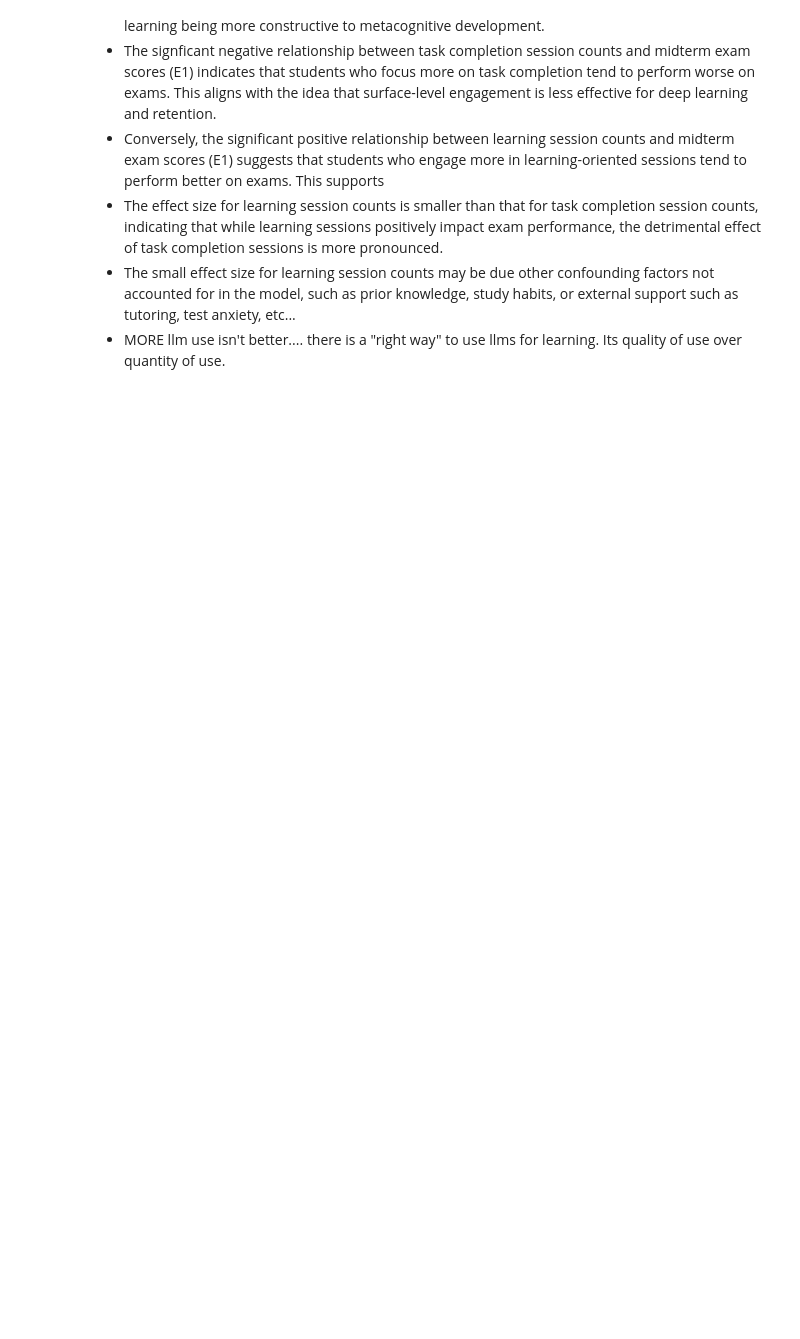
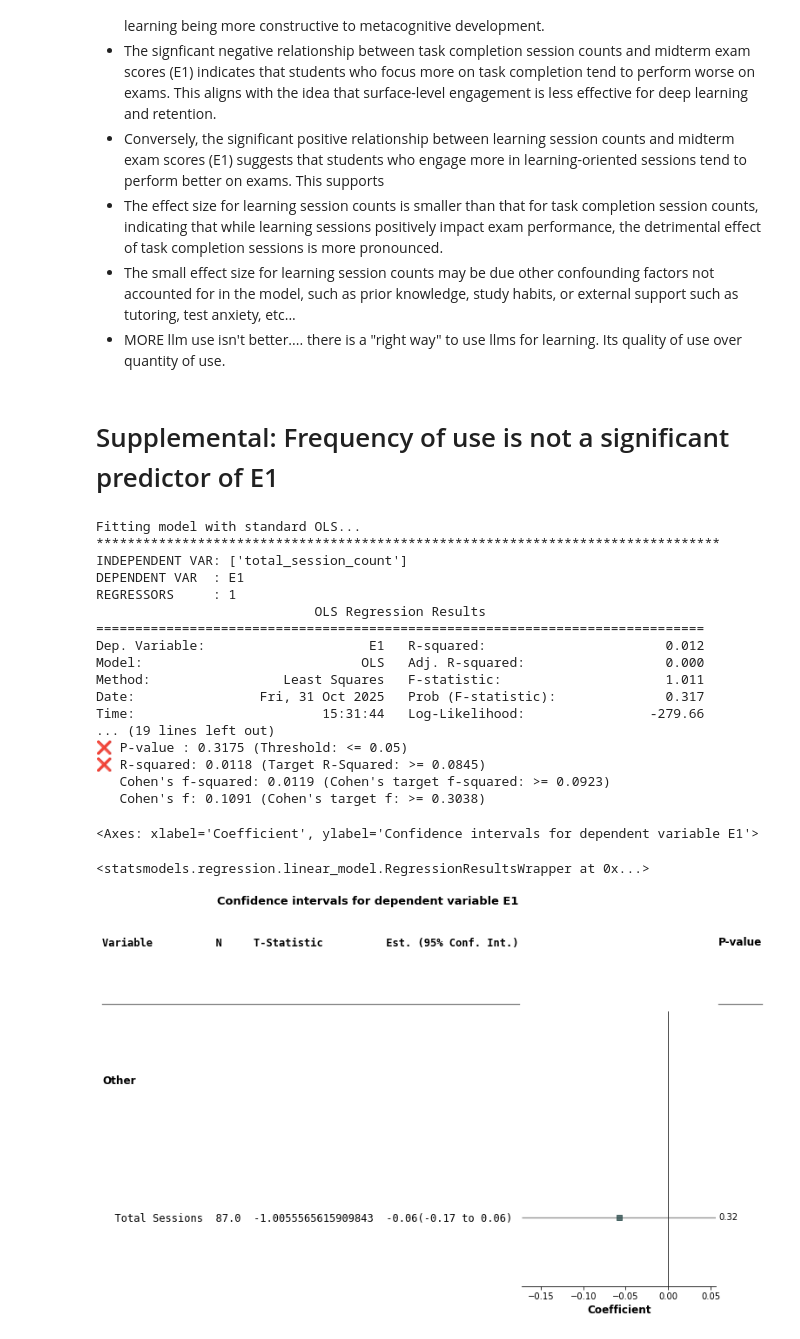
Before and after one commit to mafudge/dps-thesis, a Jupyter notebook: code/4.2-research_question_1.ipynb, the cells around one changed output. Saved outputs shown, nothing was run; the diff lists cells and outputs as text; code cells hidden in the pictures; blank space fills up the shorter version.

Commit message:
supplemental analysis of rq2

```diff
--- a/code/4.2-research_question_1.ipynb
+++ b/code/4.2-research_question_1.ipynb
@@ -277,3 +277,35 @@ Time:                        18:11:27   Log-Likelihood:                -271.08
 - The effect size for learning session counts is smaller than that for task completion session counts, indicating that while learning sessions positively impact exam performance, the detrimental effect of task completion sessions is more pronounced.
 - The small effect size for learning session counts may be due other confounding factors not accounted for in the model, such as prior knowledge, study habits, or external support such as tutoring, test anxiety, etc...
 - MORE llm use isn't better.... there is a "right way" to use llms for learning. Its quality of use over quantity of use.
+# %% [markdown]
+# Supplemental: Frequency of use is not a significant predictor of E1
+# %%
+# Supplemental
+
+# Frequency of use is not a significant predictor of E1
+
+ind_vars = ['total_session_count']
+dep_var = "E1"
+
+linear_regression_analysis(dataset, ind_vars, dep_var)
+# %% [output]
+Fitting model with standard OLS...
+********************************************************************************
+INDEPENDENT VAR: ['total_session_count']
+DEPENDENT VAR  : E1
+REGRESSORS     : 1
+                            OLS Regression Results
+==============================================================================
+Dep. Variable:                     E1   R-squared:                       0.012
+Model:                            OLS   Adj. R-squared:                  0.000
+Method:                 Least Squares   F-statistic:                     1.011
+Date:                Fri, 31 Oct 2025   Prob (F-statistic):              0.317
+Time:                        15:31:44   Log-Likelihood:                -279.66
+... (19 lines left out)
+❌ P-value : 0.3175 (Threshold: <= 0.05)
+❌ R-squared: 0.0118 (Target R-Squared: >= 0.0845)
+   Cohen's f-squared: 0.0119 (Cohen's target f-squared: >= 0.0923)
+   Cohen's f: 0.1091 (Cohen's target f: >= 0.3038)
+<Axes: xlabel='Coefficient', ylabel='Confidence intervals for dependent variable E1'>
+<statsmodels.regression.linear_model.RegressionResultsWrapper at 0x...>
+[figure, added]
```
Also changed, not shown: parts of 9 cells of this notebook, 58 other files.
